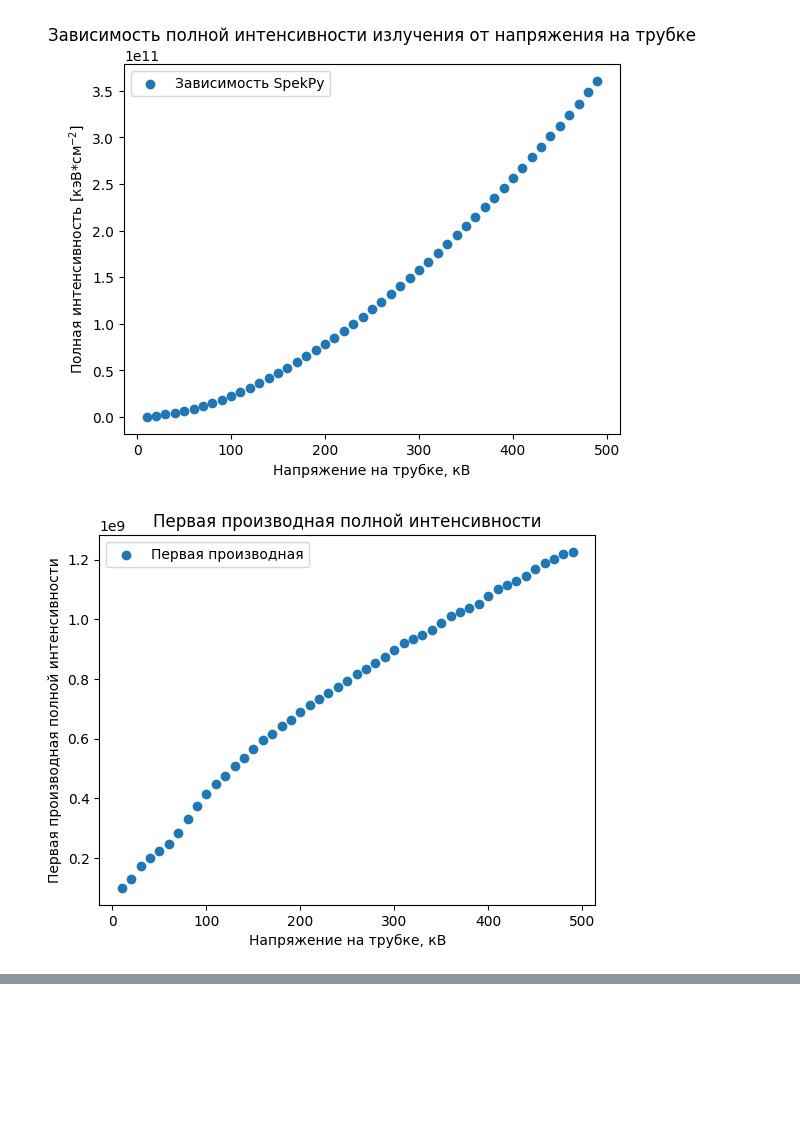
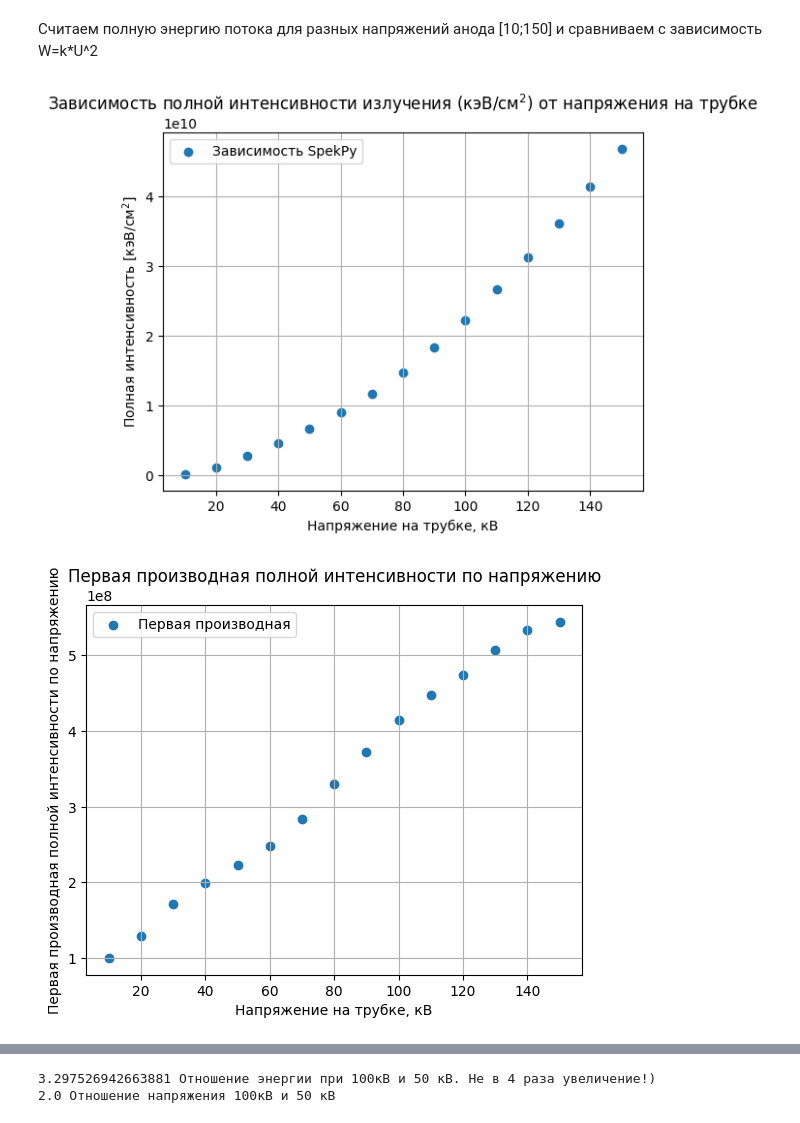
Before and after one commit to integrator942/X_ray_tube, a Jupyter notebook: task.ipynb, the cells around one changed output, grey strips where cells are left out. Drawn from its saved outputs; the diff is of its cells as text; code cells hidden in the pictures; blank space fills up the shorter version.

```diff
--- a/task.ipynb
+++ b/task.ipynb
@@ -136,41 +156,57 @@ print (min(wavelength), "нм - минимальная длина волны и
+# %% [markdown]
+Считаем полную энергию потока для разных напряжений анода [10;150] и сравниваем с зависимость W=k*U^2
 # %%
 #Считаем полную энергия для разных напряжений
 import numpy as np #Тут считаем массивы
-s=sp.Spek (kvp=10, th=13, targ='W', z=100) #Для фольфрама можем варьировать от 10 до 500 кВ
+s=sp.Spek (kvp=10, th=13, targ='W', z=100) #от 10 до 150 кВ
 pot=10
 pwr=[]
 pot_range=[]
-while pot<500:
+while pot<=150:
     pot_range.append(pot)
     s.set(kvp=pot)
     pwr.append(s.get_eflu())
+    #pwr.append(s.get_flu())
     pot=pot+10
 # %%
 #Тут строим эти массивы
 pwr_np=np.array(pwr)
 pot_range_np=np.array(pot_range)
 koef=pwr_np/(pot_range_np ** 2)
 plt.scatter(pot_range_np, pwr_np, label=('Зависимость SpekPy'))
 plt.xlabel('Напряжение на трубке, кВ')
-plt.ylabel('Полная интенсивность [кэВ*см$^{-2}$]')
-plt.title('Зависимость полной интенсивности излучения от напряжения на трубке')
+plt.ylabel('Полная интенсивность [кэВ/см$^{2}$]')
+plt.title('Зависимость полной интенсивности излучения (кэВ/см$^{2}$) от напряжения на трубке')
 plt.legend()
+plt.grid()
 plt.show()
 dydx=np.gradient(pwr_np, pot_range_np) #Считаем "производную"
 plt.scatter(pot_range_np, dydx, label=('Первая производная'))
 plt.xlabel('Напряжение на трубке, кВ')
-plt.ylabel('Первая производная полной интенсивности')
-plt.title('Первая производная полной интенсивности')
+plt.ylabel('Первая производная полной интенсивности по напряжению')
+plt.title('Первая производная полной интенсивности по напряжению')
 plt.legend()
+plt.grid()
 plt.show()
 dydx2=np.gradient(dydx, pot_range_np) #Считаем вторую"производную"
 #разделим на koef пропорциональности
-plt.plot(pot_range_np, dydx2/koef, label=('Степень в напряжении'))
+plt.plot(pot_range_np, dydx2/koef, label=('Степень в напряжении')) #Делим вторую производную на коэффициент, чтобы получить показатель степени
 plt.xlabel('Напряжение на трубке, кВ')
-plt.ylabel('Вторая производная, делённая на коэффициент')
-plt.title('Вторая производная, делённая на коэффициент')
+plt.ylabel('Вторая производная по напряжению, делённая на coef')
+plt.title('Вторая производная по напряжению, делённая на coef')
 plt.legend()
+plt.grid()
 plt.show()
+#Коэффициент k=W/U^2 зависит от напряжения
+plt.plot(pot_range_np, koef)
+plt.xlabel('Напряжение на трубке, кВ')
+plt.ylabel('Коэффициент')
+plt.title('Коэффициент отношения интенсивности к квадрату напряжения k=W/U^2') #Коэффициент зависит от напряжения
+#Видимо, на больших напряжениях электроны проелтают глубже в анод и поэтому излучение больше рассеивается?
+plt.grid()
+plt.show()
+print(pwr_np[9]/pwr_np[4], 'Отношение энергии при 100кВ и 50 кВ. Не в 4 раза увеличение!)')
+print(pot_range_np[9]/pot_range_np[4], 'Отношение напряжения 100кВ и 50 кВ')
 # %% [output]
-[figure, old version]
+[figure, new version]
-[figure, old version]
+[figure, new version]
@@ -177,0 +215,2 @@ plt.show()
+3.297526942663881 Отношение энергии при 100кВ и 50 кВ. Не в 4 раза увеличение!)
+2.0 Отношение напряжения 100кВ и 50 кВ
```
Also changed, not shown: parts of 22 cells of this notebook, 1 other file.
